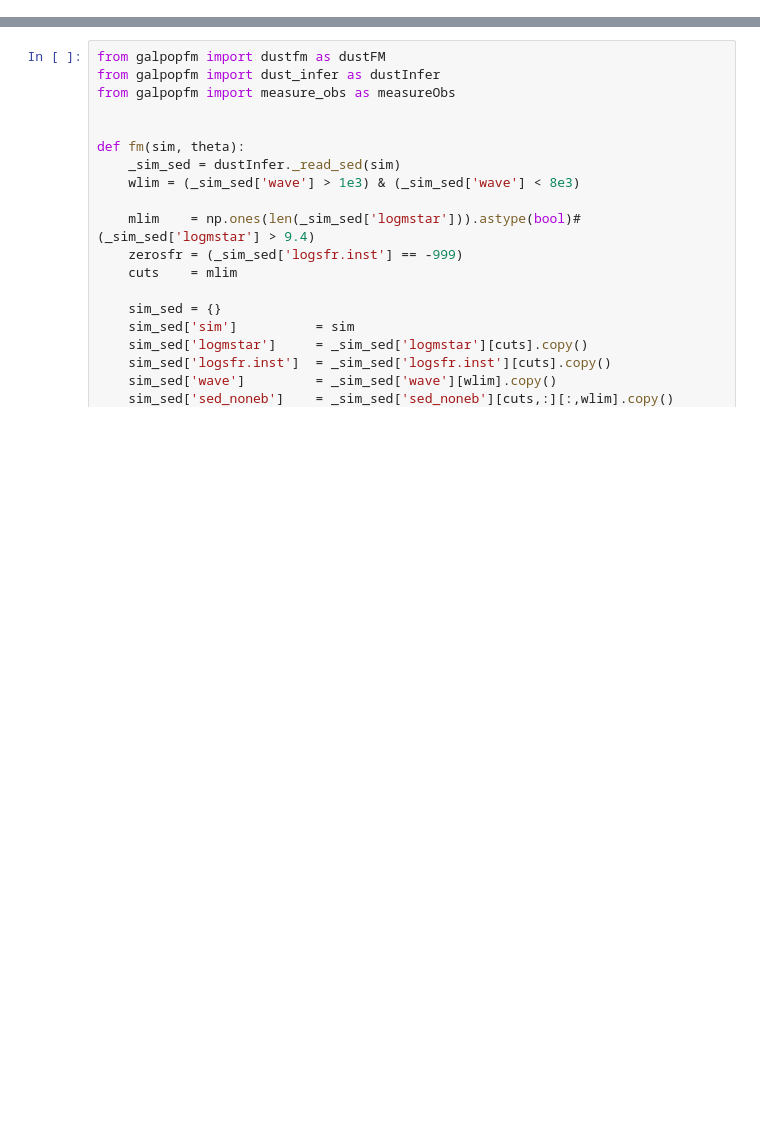
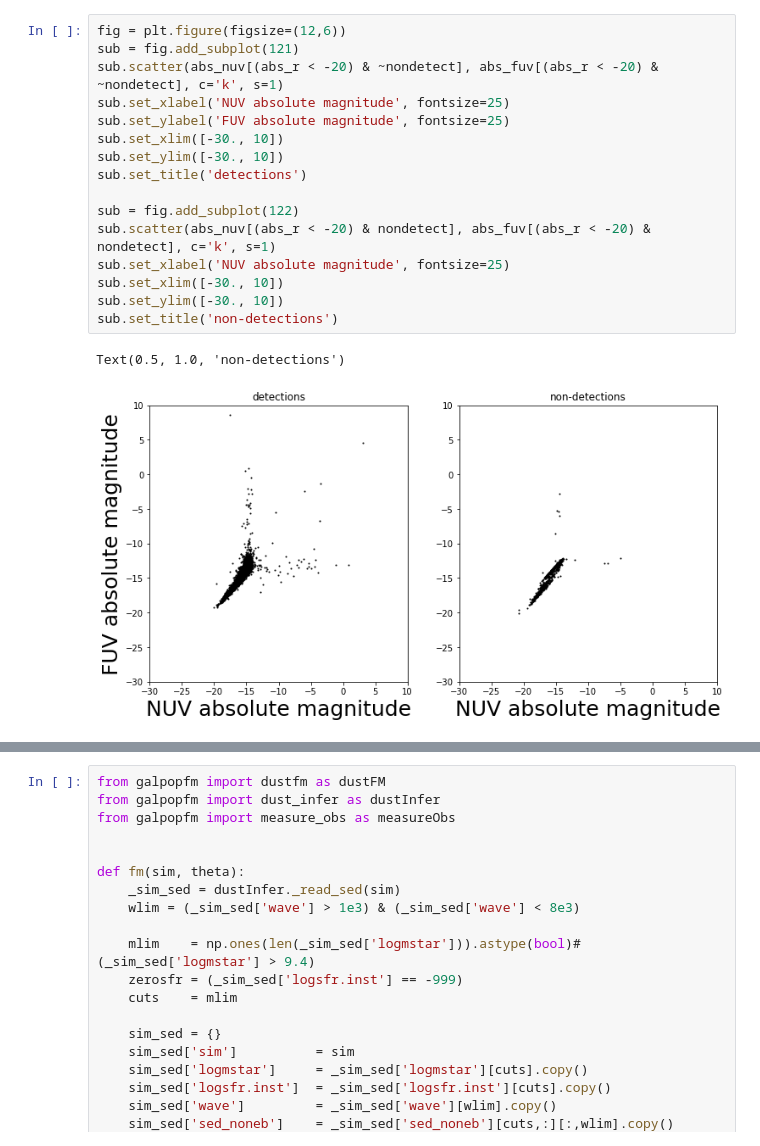
Before and after one commit to IQcollaboratory/galpopFM, a Jupyter notebook: nb/sdss_uv.ipynb, the cells around one changed output, grey strips where cells are left out. Drawn from its saved outputs; the diff is of its cells as text; blank space fills up the shorter version.

```diff
--- a/nb/sdss_uv.ipynb
+++ b/nb/sdss_uv.ipynb
@@ -42,0 +80,19 @@ Lets see how these UV nondetections propagate for k-corrected absolute magnitude
+# %%
+fig = plt.figure(figsize=(12,6))
+sub = fig.add_subplot(121)
+sub.scatter(abs_nuv[(abs_r < -20) & ~nondetect], abs_fuv[(abs_r < -20) & ~nondetect], c='k', s=1)
+sub.set_xlabel('NUV absolute magnitude', fontsize=25)
+sub.set_ylabel('FUV absolute magnitude', fontsize=25)
+sub.set_xlim([-30., 10])
+sub.set_ylim([-30., 10])
+sub.set_title('detections')
+
+sub = fig.add_subplot(122)
+sub.scatter(abs_nuv[(abs_r < -20) & nondetect], abs_fuv[(abs_r < -20) & nondetect], c='k', s=1)
+sub.set_xlabel('NUV absolute magnitude', fontsize=25)
+sub.set_xlim([-30., 10])
+sub.set_ylim([-30., 10])
+sub.set_title('non-detections')
+# %% [output]
+Text(0.5, 1.0, 'non-detections')
+[figure, added]
```
Also changed, not shown: parts of 34 cells of this notebook.
